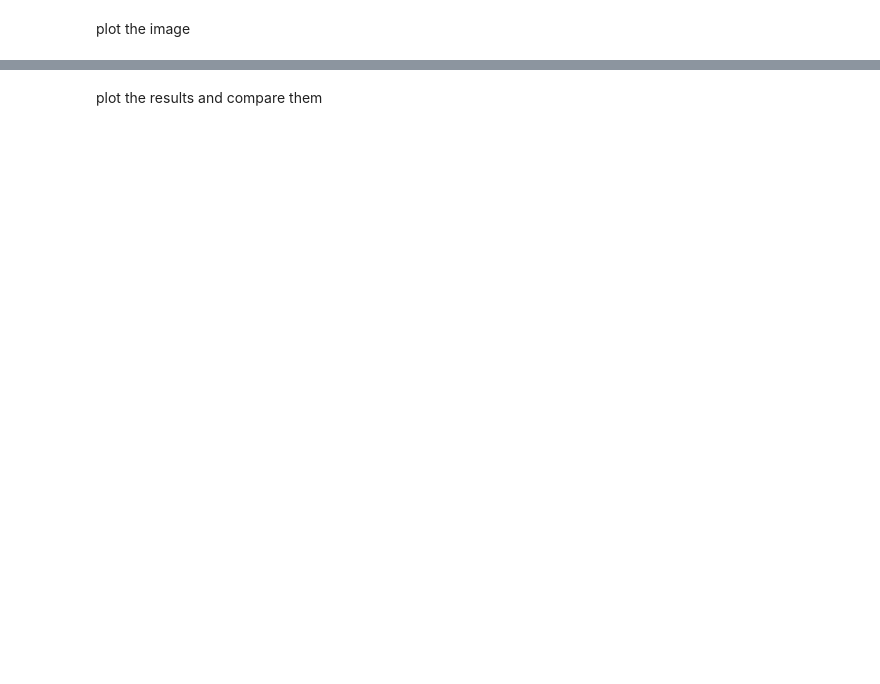
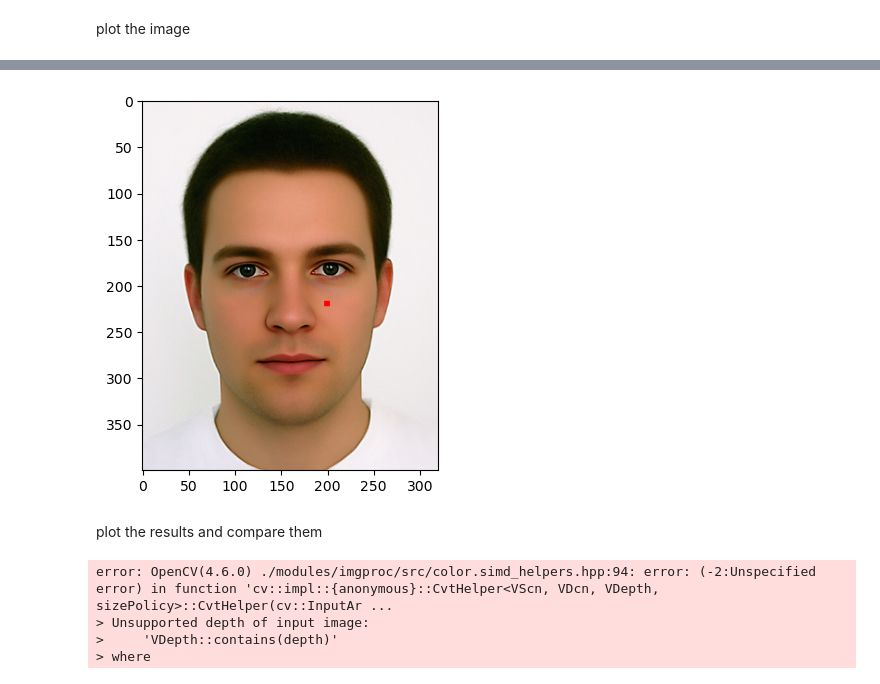
Before and after one commit to hamidrezaen/IntroMachineVisionCourse, a Jupyter notebook: HW4/A/Q2/Q2.ipynb, the cells around one changed output, grey strips where cells are left out. Drawn from its saved outputs; the diff is of its cells as text; code cells hidden in the pictures; blank space fills up the shorter version.

```diff
--- a/HW4/A/Q2/Q2.ipynb
+++ b/HW4/A/Q2/Q2.ipynb
@@ -27,3 +63,21 @@ threshold=# Declare threshold
+# %%
+def show_pix(point):
+    find_pix = img.copy()
+    for i in range (-3, 3):
+        for j in range(-3, 3):
+            find_pix[point[0]+i, point[1]+j] = [0,0,255]
+    # Convert the image from BGR to RGB
+    find_pix = cv2.cvtColor(find_pix, cv2.COLOR_BGR2RGB)
+
+    # Display the image using matplotlib
+    plt.imshow(find_pix)
+    plt.show()
+
+seed_point= [220, 200]
+show_pix(seed_point)
+threshold= 10
+# %% [output]
+[figure, added]
 # %%
 segmented_image_4 = segment(img,seed_point,threshold)
 segmented_image_8 = segment(img,seed_point,threshold,1)
@@ -33,0 +86,12 @@ plot the results and compare them
+# %%
+### YOUR CODE ###
+# segmented_image_4_rgb = cv2.cvtColor(segmented_image_4, cv2.COLOR_BGR2RGB)
+# segmented_image_8_rgb = cv2.cvtColor(segmented_image_8, cv2.COLOR_BGR2RGB)
+plt.imshow(segmented_image_4)
+plt.imshow(segmented_image_8)
+plt.show()
+# %% [output]
+error: OpenCV(4.6.0) ./modules/imgproc/src/color.simd_helpers.hpp:94: error: (-2:Unspecified error) in function 'cv::impl::{anonymous}::CvtHelper<VScn, VDcn, VDepth, sizePolicy>::CvtHelper(cv::InputAr ...
+> Unsupported depth of input image:
+>     'VDepth::contains(depth)'
+> where
```
Also changed, not shown: parts of 9 cells of this notebook.
